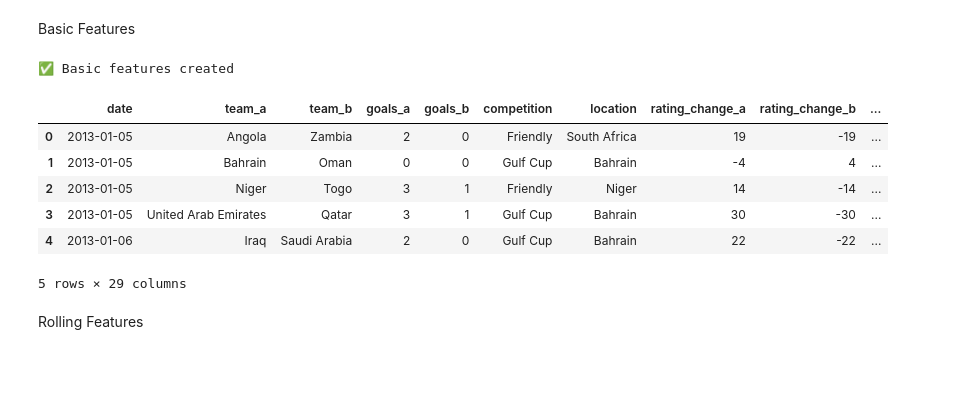
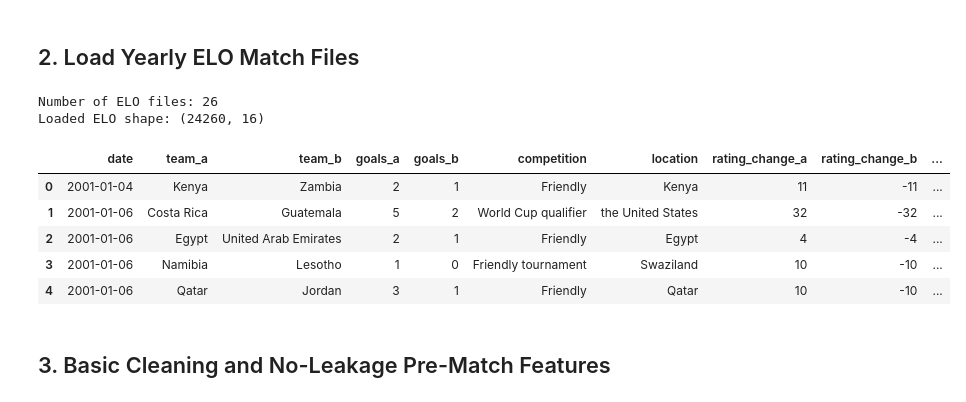
Before and after one commit to roeeseri/World_cup_predictor, a Jupyter notebook: notebooks/05_build_model_dataset.ipynb, the cells around one changed output. Saved outputs shown, nothing was run; the diff lists cells and outputs as text; code cells hidden in the pictures; blank space fills up the shorter version.

Commit message:
Checkpoint before project cleanup

```diff
--- a/notebooks/05_build_model_dataset.ipynb
+++ b/notebooks/05_build_model_dataset.ipynb
@@ -40,54 +41,31 @@ Loaded ELO shape: (12783, 16)
 # %% [markdown]
- Basic Features
+## 2. Load Yearly ELO Match Files
 # %%
-df = elo_df.copy()
+elo_files = sorted(RAW_DIR.glob("elo_*_results.csv"))
 
-df["date"] = pd.to_datetime(df["date"], errors="coerce")
-df = df.dropna(subset=["date", "team_a", "team_b", "goals_a", "goals_b"])
-df = df.sort_values("date").reset_index(drop=True)
+if not elo_files:
+    raise FileNotFoundError("No files found matching data/raw/elo_*_results.csv")
 
-df["target_goals_a"] = df["goals_a"]
-df["target_goals_b"] = df["goals_b"]
-df["target_goal_diff"] = df["goals_a"] - df["goals_b"]
-df["target_total_goals"] = df["goals_a"] + df["goals_b"]
+dfs = []
+for file in elo_files:
+    temp = pd.read_csv(file)
+    temp["source_file"] = file.name
+    dfs.append(temp)
 
-df["result_a"] = np.where(
-    df["goals_a"] > df["goals_b"], 3,
-    np.where(df["goals_a"] == df["goals_b"], 1, 0)
-)
+elo_df = pd.concat(dfs, ignore_index=True)
 
-df["result_b"] = np.where(
-    df["goals_b"] > df["goals_a"], 3,
-    np.where(df["goals_a"] == df["goals_b"], 1, 0)
-)
-
-# rating/rank בדאטה הם אחרי המשחק, לכן מחזירים ללפני המשחק
-df["rating_a_before"] = df["rating_a"] - df["rating_change_a"]
-df["rating_b_before"] = df["rating_b"] - df["rating_change_b"]
-
-df["rank_a_before"] = df["rank_a"] - df["rank_change_a"]
-df["rank_b_before"] = df["rank_b"] - df["rank_change_b"]
-
-df["elo_diff"] = df["rating_a_before"] - df["rating_b_before"]
-df["rank_diff"] = df["rank_a_before"] - df["rank_b_before"]
-
-df["is_home_adv"] = (
-    df["team_a"].astype(str).str.strip().str.lower()
-    ==
-    df["location"].astype(str).str.strip().str.lower()
-).astype(int)
-
-print("✅ Basic features created")
-display(df.head())
+print("Number of ELO files:", len(elo_files))
+print("Loaded ELO shape:", elo_df.shape)
+display(elo_df.head())
 # %% [output]
-✅ Basic features created
+Number of ELO files: 26
+Loaded ELO shape: (24260, 16)
 |  | date | team_a | team_b | goals_a | goals_b | competition | location | rating_change_a | rating_change_b | ... |
-| 0 | 2013-01-05 | Angola | Zambia | 2 | 0 | Friendly | South Africa | 19 | -19 | ... |
-| 1 | 2013-01-05 | Bahrain | Oman | 0 | 0 | Gulf Cup | Bahrain | -4 | 4 | ... |
-| 2 | 2013-01-05 | Niger | Togo | 3 | 1 | Friendly | Niger | 14 | -14 | ... |
-| 3 | 2013-01-05 | United Arab Emirates | Qatar | 3 | 1 | Gulf Cup | Bahrain | 30 | -30 | ... |
-| 4 | 2013-01-06 | Iraq | Saudi Arabia | 2 | 0 | Gulf Cup | Bahrain | 22 | -22 | ... |
+| 0 | 2001-01-04 | Kenya | Zambia | 2 | 1 | Friendly | Kenya | 11 | -11 | ... |
+| 1 | 2001-01-06 | Costa Rica | Guatemala | 5 | 2 | World Cup qualifier | the United States | 32 | -32 | ... |
+| 2 | 2001-01-06 | Egypt | United Arab Emirates | 2 | 1 | Friendly | Egypt | 4 | -4 | ... |
+| 3 | 2001-01-06 | Namibia | Lesotho | 1 | 0 | Friendly tournament | Swaziland | 10 | -10 | ... |
+| 4 | 2001-01-06 | Qatar | Jordan | 3 | 1 | Friendly | Qatar | 10 | -10 | ... |
-5 rows × 29 columns
 # %% [markdown]
-Rolling Features
+## 3. Basic Cleaning and No-Leakage Pre-Match Features
 # %%
```
Also changed, not shown: parts of 26 cells of this notebook, 3 other files.
